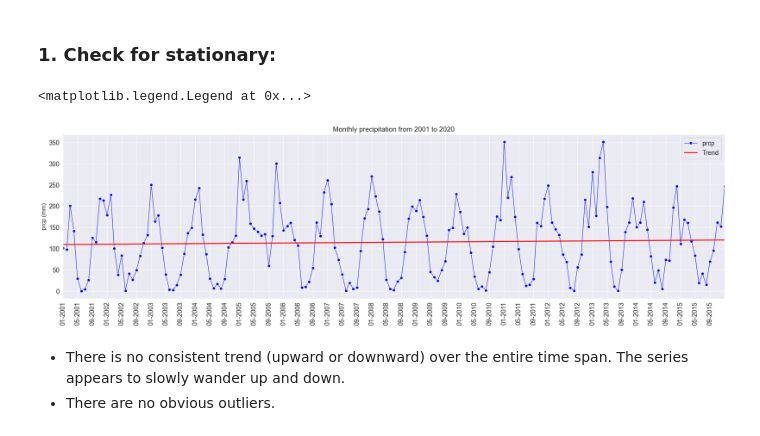
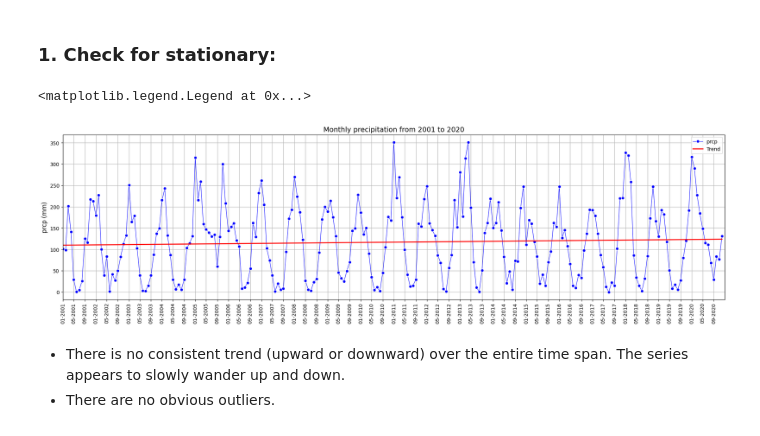
Before and after one commit to Kizza2014/time_series_climate_weather_surface_of_Brazil, a Jupyter notebook: analysis.ipynb, the cells around one changed output. Drawn from its saved outputs; the diff is of its cells as text; code cells hidden in the pictures.

```diff
--- a/analysis.ipynb
+++ b/analysis.ipynb
@@ -16,31 +16,31 @@ data.head()
 # %%
 import seaborn as sns
 import matplotlib.dates as mdates
 import matplotlib.pyplot as plt
 from sklearn.linear_model import LinearRegression
 
 model = LinearRegression()
 
 X = data[['index']].values
 y = data['prcp'].values
 model.fit(X, y)
 data['trend'] = model.predict(X)
 
 plt.figure(figsize=(24, 6))
 sns.lineplot(x=data["month"], y=data["prcp"], label="prcp", color="b", linewidth=0.8, marker='o')
 plt.plot(data['month'], data['trend'], color='red', linewidth=2, label='Trend')
-plt.xlim(pd.to_datetime("2001-01-01"), pd.to_datetime("2015-12-31"))
+plt.xlim(pd.to_datetime("2001-01-01"), pd.to_datetime("2020-12-31"))
 plt.gca().xaxis.set_major_locator(mdates.MonthLocator(interval=4))
 plt.gca().xaxis.set_major_formatter(mdates.DateFormatter('%m-%Y'))
 plt.xticks(rotation=90)
 plt.title("Monthly precipitation from 2001 to 2020", fontsize=14)
 plt.xlabel(None)
 plt.ylabel("prcp (mm)", fontsize=12)
 plt.grid(True)
 plt.legend()
 # %% [output]
 <matplotlib.legend.Legend at 0x...>
-[figure, old version]
+[figure, new version]
 # %% [markdown]
  - There is no consistent trend (upward or downward) over the entire time span. The series appears to slowly wander up and down.
  - There are no obvious outliers.
```
Also changed, not shown: parts of 2 cells of this notebook.
